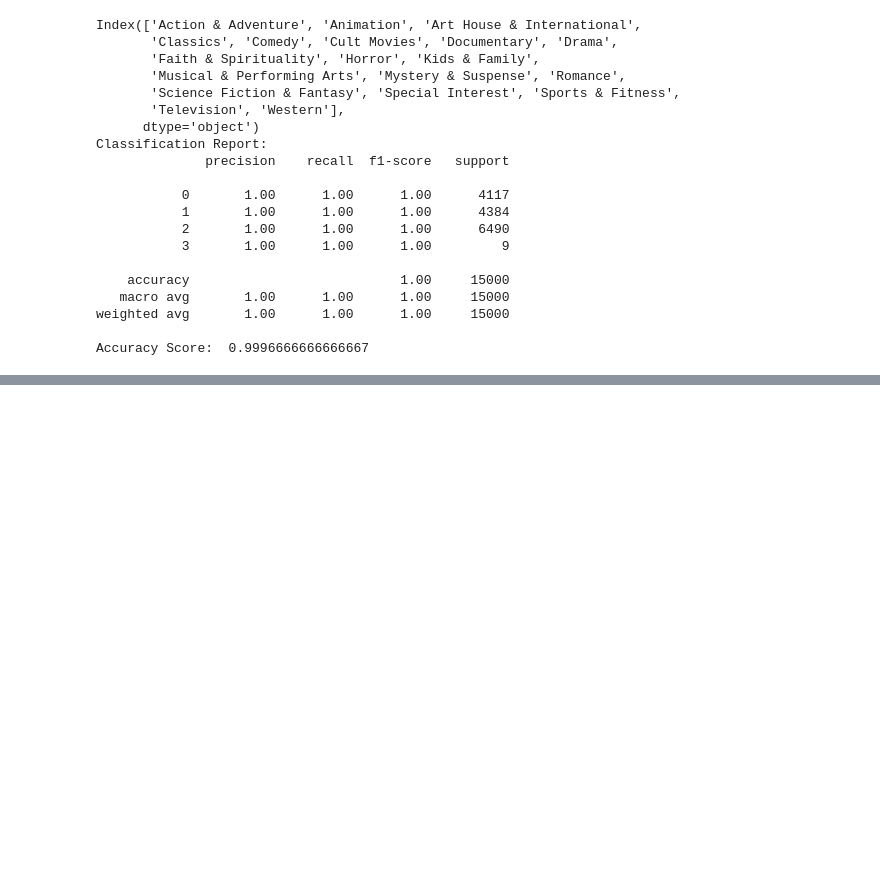
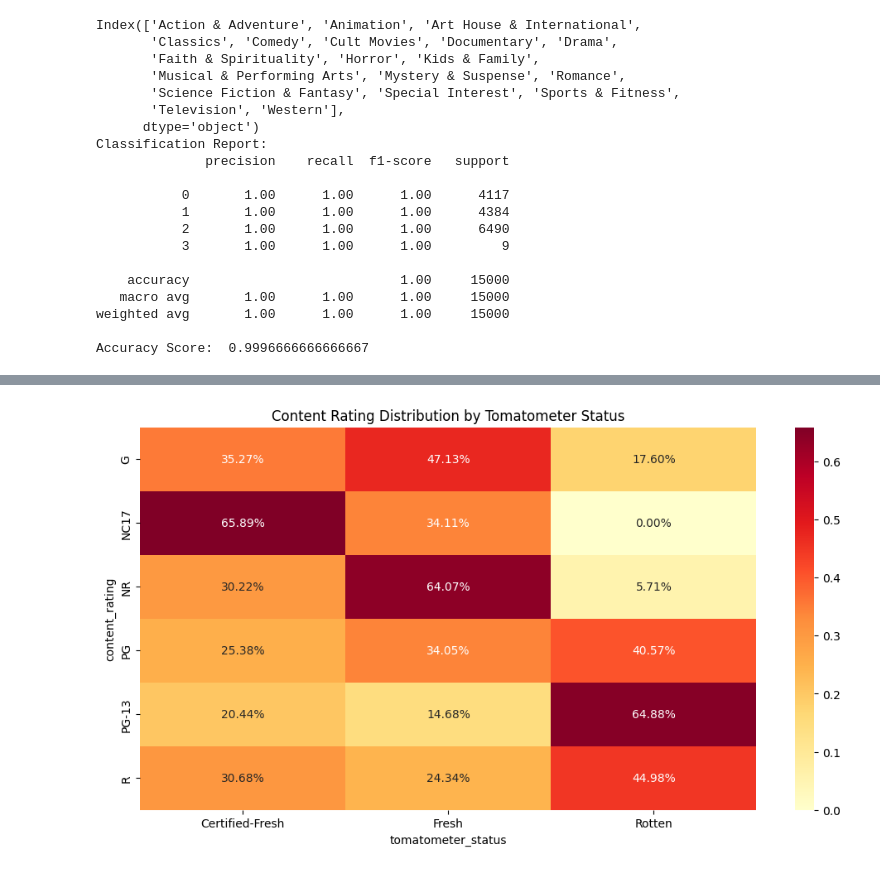
Before and after one commit to anonymous-himalayas/RATTAAAAAA, a Jupyter notebook: Rataaaaaaaaaaaaa.ipynb, the cells around one changed output, grey strips where cells are left out. Cells and saved outputs as stored; diff of their text form; code cells hidden in the pictures; blank space fills up the shorter version.

```diff
--- a/Rataaaaaaaaaaaaa.ipynb
+++ b/Rataaaaaaaaaaaaa.ipynb
@@ -206 +198,10 @@ plt.show()
 [figure]
+# %%
+plt.figure(figsize=(12, 6))
+content_rating_status = pd.crosstab(df_test['content_rating'], df_test['tomatometer_status'])
+content_rating_status_pct = content_rating_status.div(content_rating_status.sum(axis=1), axis=0)
+sns.heatmap(content_rating_status_pct, annot=True, fmt='.2%', cmap='YlOrRd')
+plt.title('Content Rating Distribution by Tomatometer Status')
+plt.show()
+# %% [output]
+[figure, added]
```
Also changed, not shown: parts of 5 cells of this notebook, 4 other files.
